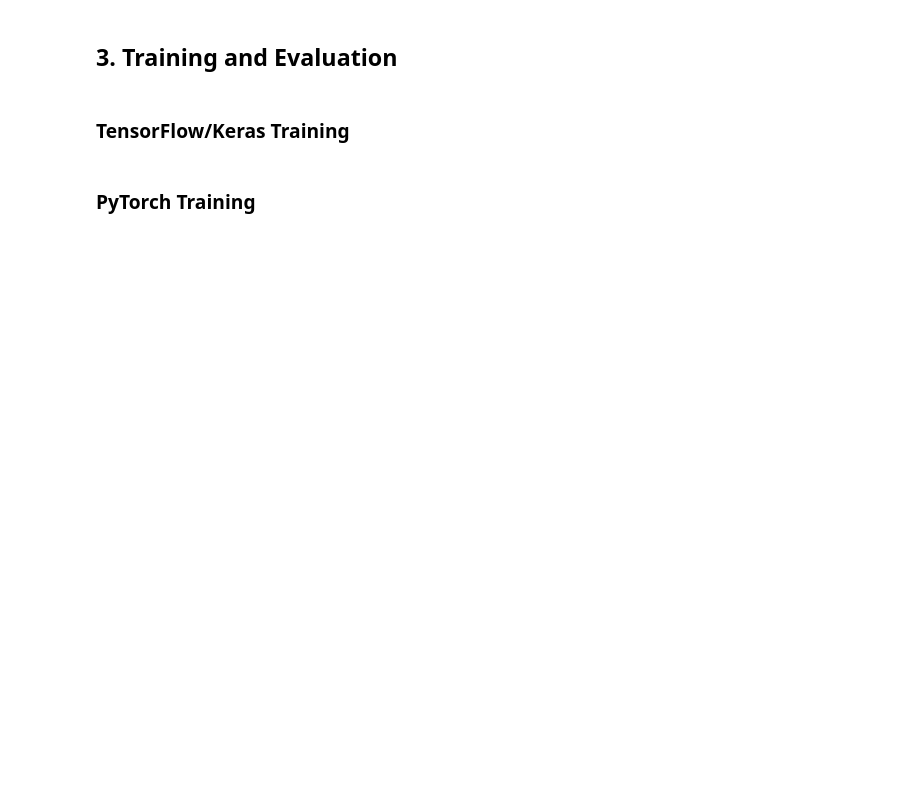
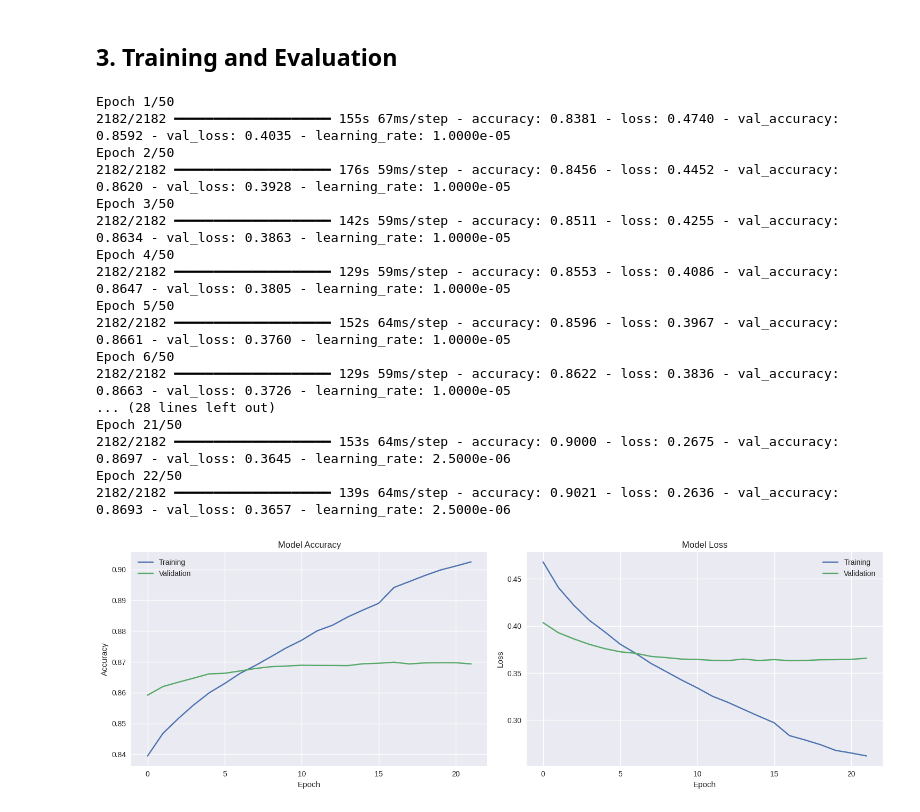
Before and after one commit to UCSF-DataSci/6-neural-nets-Exynos-8890, a Jupyter notebook: part2_cnn_classification.ipynb, the cells around one changed output. Cells and saved outputs as stored; diff of their text form; code cells hidden in the pictures; blank space fills up the shorter version.

```diff
--- a/part2_cnn_classification.ipynb
+++ b/part2_cnn_classification.ipynb
@@ -123,16 +129,7 @@ Number of classes: 62
 # %%
-# Preprocess data
-# Normalize pixel values
-# x_train = x_train.astype('float32') / 255.0
-# x_test = x_test.astype('float32') / 255.0
-
-# Reshape for CNN input (samples, height, width, channels)
-x_train = x_train.reshape(-1, 28, 28, 1)
-x_test = x_test.reshape(-1, 28, 28, 1)
-
 # Convert labels to one-hot encoding
-y_train = tf.keras.utils.to_categorical(y_train - 1, num_classes=26)
-y_test = tf.keras.utils.to_categorical(y_test - 1, num_classes=26)
+y_train = tf.keras.utils.to_categorical(y_train - 1, num_classes=62)
+y_test = tf.keras.utils.to_categorical(y_test - 1, num_classes=62)
 
 # Split training data into train and validation
 from sklearn.model_selection import train_test_split
@@ -143,3 +140,6 @@ x_train, x_val, y_train, y_val = train_test_split(
 print(f"Preprocessed training data shape: {x_train.shape}")
 print(f"Preprocessed validation data shape: {x_val.shape}")
 print(f"Preprocessed test data shape: {x_test.shape}")
+print(f'y_train shape: {y_train.shape}')
+print(f'y_val shape: {y_val.shape}')
+print(f'y_test shape: {y_test.shape}')
@@ -225,55 +240,72 @@ print(model)
 # %% [markdown]
 ## 3. Training and Evaluation
-# %% [markdown]
-### TensorFlow/Keras Training
 # %%
 # Define callbacks
 callbacks = [
     tf.keras.callbacks.EarlyStopping(
         monitor='val_loss',
-        patience=5,
+        patience=10,
+        min_delta=0.001,
         restore_best_weights=True
     ),
     tf.keras.callbacks.ReduceLROnPlateau(
         monitor='val_loss',
-        factor=0.2,
-        patience=3
+        factor=0.5,
+        patience=3,
+        min_lr=1e-7,
     ),
     tf.keras.callbacks.ModelCheckpoint(
-        'models/cnn_keras.keras',
+        'models/emnist_classifier.keras',
         save_best_only=True
     )
 ]
 
 # Train model
 history = model.fit(
     x_train, y_train,
     validation_data=(x_val, y_val),
-    epochs=20,
-    batch_size=32,
+    epochs=50,
+    batch_size=256,
     callbacks=callbacks
 )
 
 # Plot training curves
 fig, (ax1, ax2) = plt.subplots(1, 2, figsize=(15, 5))
 
 # Plot accuracy
 ax1.plot(history.history['accuracy'], label='Training')
 ax1.plot(history.history['val_accuracy'], label='Validation')
 ax1.set_title('Model Accuracy')
 ax1.set_xlabel('Epoch')
 ax1.set_ylabel('Accuracy')
 ax1.legend()
 
 # Plot loss
 ax2.plot(history.history['loss'], label='Training')
 ax2.plot(history.history['val_loss'], label='Validation')
 ax2.set_title('Model Loss')
 ax2.set_xlabel('Epoch')
 ax2.set_ylabel('Loss')
 ax2.legend()
 
 plt.tight_layout()
 plt.show()
+# %% [output]
+Epoch 1/50
+2182/2182 ━━━━━━━━━━━━━━━━━━━━ 155s 67ms/step - accuracy: 0.8381 - loss: 0.4740 - val_accuracy: 0.8592 - val_loss: 0.4035 - learning_rate: 1.0000e-05
+Epoch 2/50
+2182/2182 ━━━━━━━━━━━━━━━━━━━━ 176s 59ms/step - accuracy: 0.8456 - loss: 0.4452 - val_accuracy: 0.8620 - val_loss: 0.3928 - learning_rate: 1.0000e-05
+Epoch 3/50
+2182/2182 ━━━━━━━━━━━━━━━━━━━━ 142s 59ms/step - accuracy: 0.8511 - loss: 0.4255 - val_accuracy: 0.8634 - val_loss: 0.3863 - learning_rate: 1.0000e-05
+Epoch 4/50
+2182/2182 ━━━━━━━━━━━━━━━━━━━━ 129s 59ms/step - accuracy: 0.8553 - loss: 0.4086 - val_accuracy: 0.8647 - val_loss: 0.3805 - learning_rate: 1.0000e-05
+Epoch 5/50
+2182/2182 ━━━━━━━━━━━━━━━━━━━━ 152s 64ms/step - accuracy: 0.8596 - loss: 0.3967 - val_accuracy: 0.8661 - val_loss: 0.3760 - learning_rate: 1.0000e-05
+Epoch 6/50
+2182/2182 ━━━━━━━━━━━━━━━━━━━━ 129s 59ms/step - accuracy: 0.8622 - loss: 0.3836 - val_accuracy: 0.8663 - val_loss: 0.3726 - learning_rate: 1.0000e-05
+... (28 lines left out)
+Epoch 21/50
+2182/2182 ━━━━━━━━━━━━━━━━━━━━ 153s 64ms/step - accuracy: 0.9000 - loss: 0.2675 - val_accuracy: 0.8697 - val_loss: 0.3645 - learning_rate: 2.5000e-06
+Epoch 22/50
+2182/2182 ━━━━━━━━━━━━━━━━━━━━ 139s 64ms/step - accuracy: 0.9021 - loss: 0.2636 - val_accuracy: 0.8693 - val_loss: 0.3657 - learning_rate: 2.5000e-06
+[figure, added]
-# %% [markdown]
-### PyTorch Training
```
Also changed, not shown: parts of 19 cells of this notebook.
